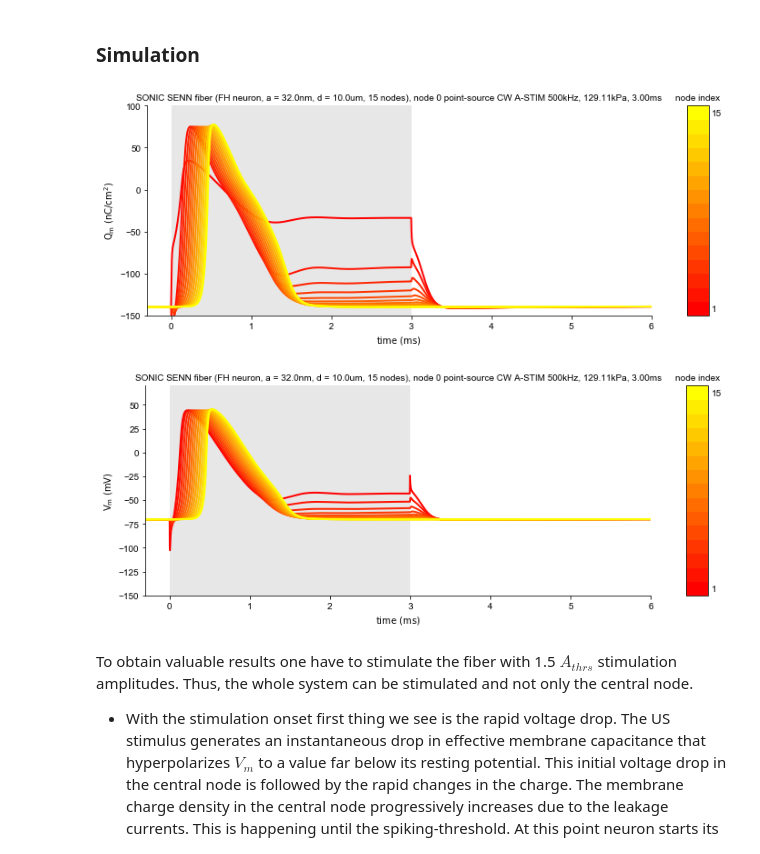
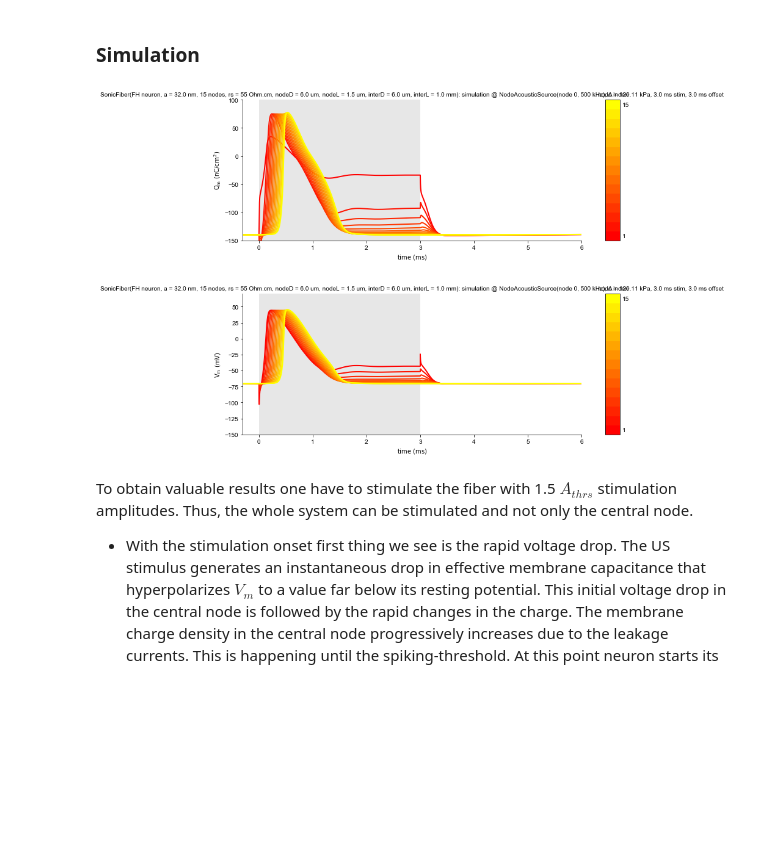
Before and after one commit to tjjlemaire/MorphoSONIC, a Jupyter notebook: notebooks/SENN model - single node sonication.ipynb, the cells around one changed output. Cells and saved outputs as stored; diff of their text form; code cells hidden in the pictures; blank space fills up the shorter version.

```diff
--- a/notebooks/SENN model - single node sonication.ipynb
+++ b/notebooks/SENN model - single node sonication.ipynb
@@ -33,28 +34,23 @@ a = 32e-9                       # sonophore diameter (m)
 Fdrive = 500e3                  # US frequency (Hz)
 fs = 1                          # sonophore membrane coverage (-)
 
-fiber = SonicSennFiber(
-    pneuron, fiberD, nnodes, a=a, Fdrive=Fdrive, rs=rho_a, nodeL=nodeL, d_ratio=d_ratio)
+fiber = myelinatedFiber(SonicFiber, pneuron, fiberD, nnodes,
+    rs=rho_a, nodeL=nodeL, d_ratio=d_ratio, a=a, Fdrive=Fdrive, fs=fs)
 # %% [markdown]
 ### Stimulation parameters
 # %%
-tstim = 3e-3    # s
-toffset = 3e-3  # s
-PRF = 100.      # Hz
-DC = 1.         # -
-inode = 0       # first node
-
-psource = NodeAcousticSource(inode, Fdrive)
+pp = PulsedProtocol(3e-3, 3e-3)
+psource = NodeAcousticSource(0, Fdrive)
 # %% [markdown]
 ### Simulation
 # %%
-Athr = fiber.titrate(psource, tstim, toffset, PRF, DC)  # Pa
-data, meta = fiber.simulate(psource, 1.5 * Athr, tstim, toffset, PRF, DC)
+Athr = fiber.titrate(psource, pp)  # Pa
+data, meta = fiber.simulate(psource, 1.5 * Athr, pp)
 fig1 = SectionCompTimeSeries([(data, meta)], 'Qm', fiber.ids).render()
 fig2 = SectionCompTimeSeries([(data, meta)], 'Vm', fiber.ids).render()
 # %% [output]
-[figure, old version]
+[figure, new version]
-[figure, old version]
+[figure, new version]
 # %% [markdown]
 To obtain valuable results one have to stimulate the fiber with 1.5 $A_{thrs}$ stimulation amplitudes. Thus, the whole system can be stimulated and not only the central node.
 - With the stimulation onset first thing we see is the rapid voltage drop. The US stimulus generates an instantaneous drop in effective membrane capacitance that hyperpolarizes $V_{m}$ to a value far below its resting potential. This initial voltage drop in the central node is followed by the rapid changes in the charge. The membrane charge density in the central node progressively increases due to the leakage currents. This is happening until the spiking-threshold. At this point neuron starts its spiking. After the start of the stimulation the neigbouring neurons are trying to synchronize with the central one. $V_{m}$ imbalance drives significant axial currents that equilibrate the membrane potentials of the nodes almost instantaneously to an intermediate value (ca. -75 $mV$). This equilibration through axial currents drives instantaneous changes in membrane charge density (increase at the stimulated node, decrease at the neighbouring nodes) The time constants are higher for the nodes that are located further. After the stimulation onset the axial current from the central node also increases the membrane charge densities at the neighboring nodes in order to equilibrate the effective membrane potentials.
```
Also changed, not shown: parts of 1 cell of this notebook, 42 other files.
